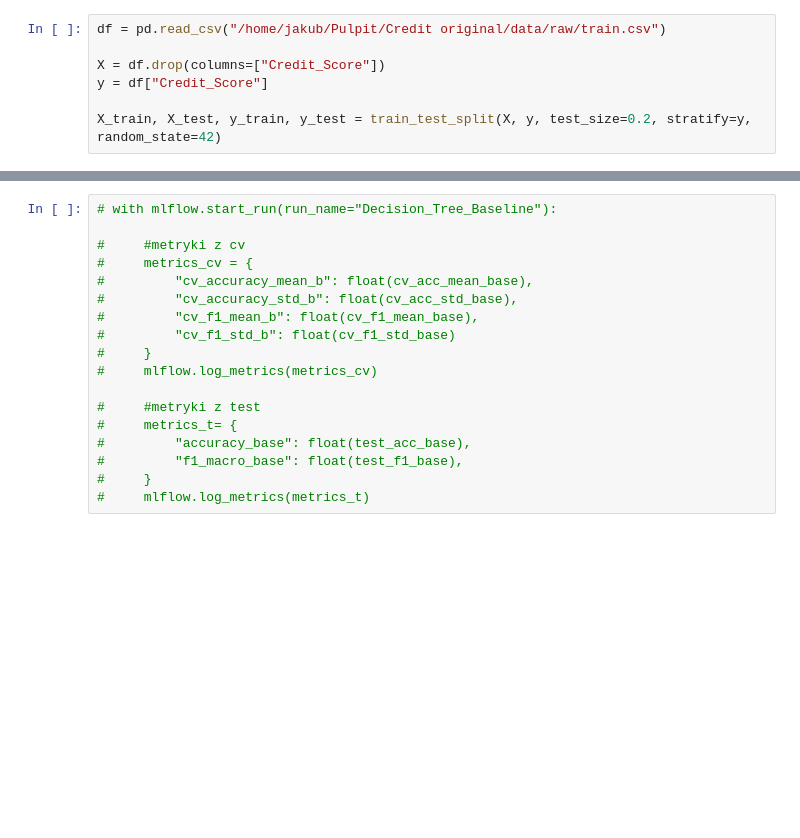
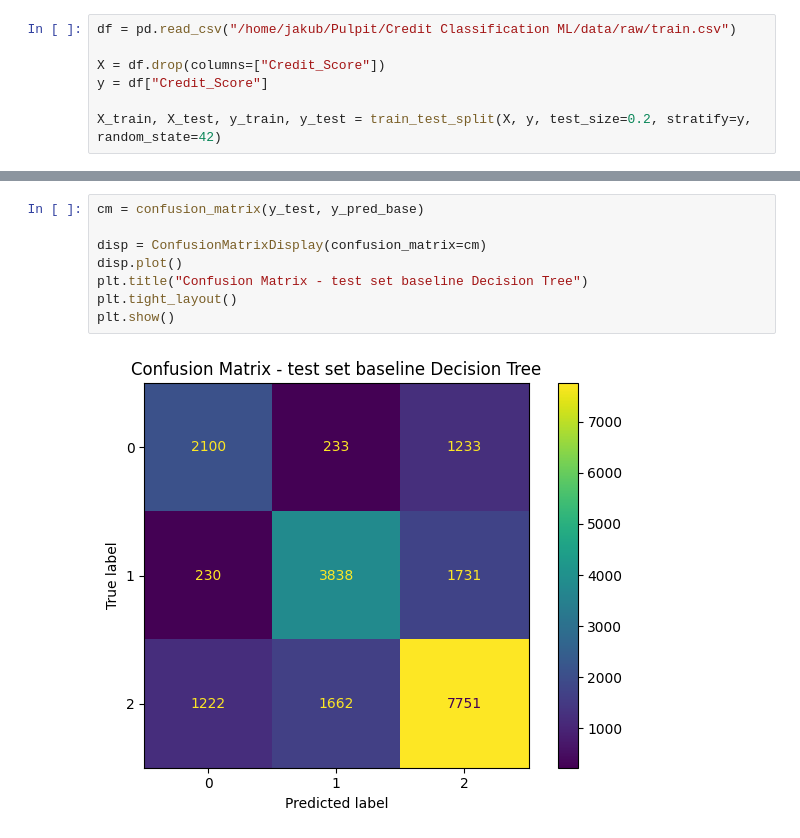
Before and after one commit to JakubKrzak/credit-classification-ml, a Jupyter notebook: notebooks/DecisionTree.ipynb, the cells around one changed output, grey strips where cells are left out. Drawn from its saved outputs; the diff is of its cells as text; blank space fills up the shorter version.

```diff
--- a/notebooks/DecisionTree.ipynb
+++ b/notebooks/DecisionTree.ipynb
@@ -18,5 +25,5 @@ mlflow.set_experiment("Classification Models")
 # %%
-df = pd.read_csv("/home/jakub/Pulpit/Credit original/data/raw/train.csv")
+df = pd.read_csv("/home/jakub/Pulpit/Credit Classification ML/data/raw/train.csv")
 
 X = df.drop(columns=["Credit_Score"])
 y = df["Credit_Score"]
@@ -95,18 +96,10 @@ weighted avg       0.68      0.68      0.68     20000
 # %%
-# with mlflow.start_run(run_name="Decision_Tree_Baseline"):
+cm = confusion_matrix(y_test, y_pred_base)
 
-#     #metryki z cv
-#     metrics_cv = {
-#         "cv_accuracy_mean_b": float(cv_acc_mean_base),
-#         "cv_accuracy_std_b": float(cv_acc_std_base),
-#         "cv_f1_mean_b": float(cv_f1_mean_base),
-#         "cv_f1_std_b": float(cv_f1_std_base)
-#     }
-#     mlflow.log_metrics(metrics_cv)
-
-#     #metryki z test
-#     metrics_t= {
-#         "accuracy_base": float(test_acc_base),
-#         "f1_macro_base": float(test_f1_base),
-#     }
-#     mlflow.log_metrics(metrics_t)
+disp = ConfusionMatrixDisplay(confusion_matrix=cm)
+disp.plot()
+plt.title("Confusion Matrix - test set baseline Decision Tree")
+plt.tight_layout()
+plt.show()
+# %% [output]
+[figure, added]
```
Also changed, not shown: parts of 11 cells of this notebook, 1 other file.
